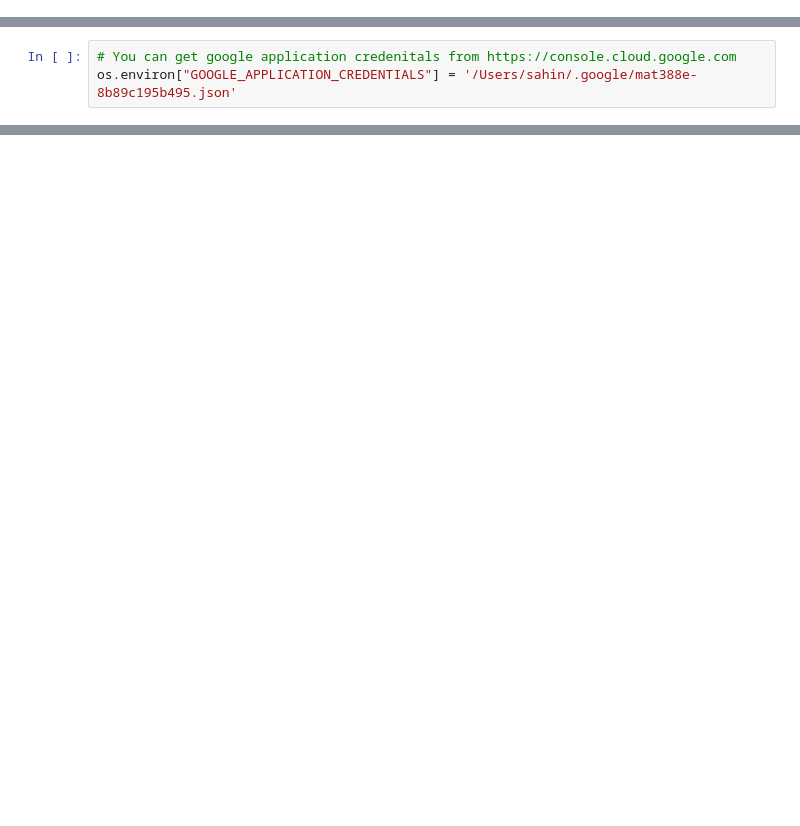
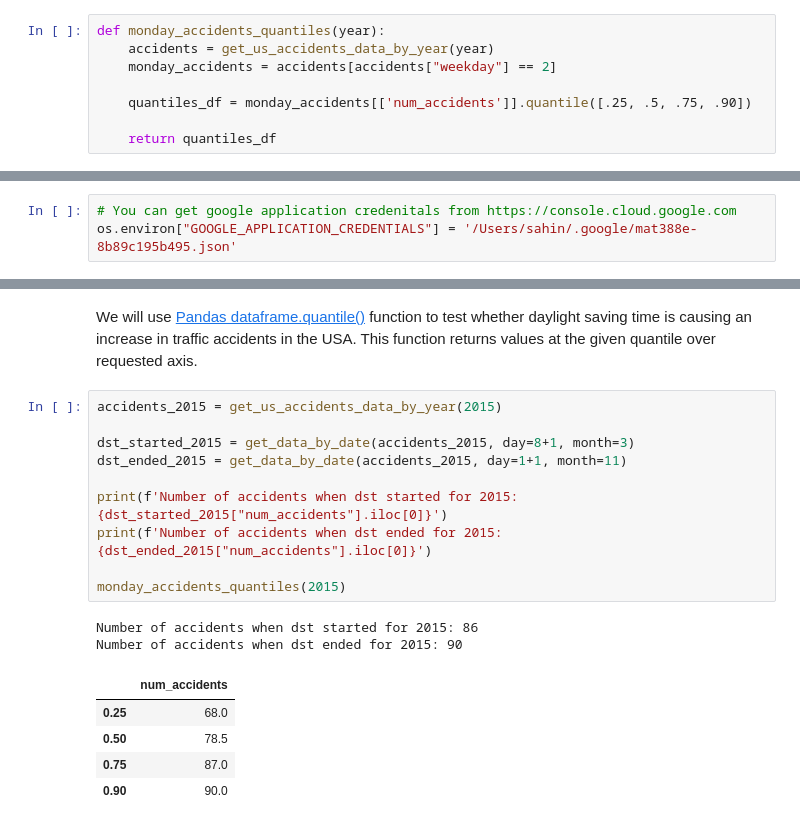
Before and after one commit to FlyinHedgehog/MAT388E-final-project, a Jupyter notebook: Final_Project.ipynb, the cells around one changed output, grey strips where cells are left out. Saved outputs shown, nothing was run; the diff lists cells and outputs as text; blank space fills up the shorter version.

```diff
--- a/Final_Project.ipynb
+++ b/Final_Project.ipynb
@@ -97,3 +174,11 @@ def plot_sunrise_sunset(city, ax):
+# %%
+def monday_accidents_quantiles(year):
+    accidents = get_us_accidents_data_by_year(year)
+    monday_accidents = accidents[accidents["weekday"] == 2]
+
+    quantiles_df = monday_accidents[['num_accidents']].quantile([.25, .5, .75, .90])
+
+    return quantiles_df
 # %% [markdown]
 ### In 2016 Turkey decided to remain permanently in the summertime zone. Which time zone is better for Turkey (summer or winter)?
 # %% [markdown]
@@ -311,0 +384,20 @@ plt.show()
+# %% [markdown]
+We will use [Pandas dataframe.quantile()](https://pandas.pydata.org/pandas-docs/stable/reference/api/pandas.DataFrame.quantile.html) function to test whether daylight saving time is causing an increase in traffic accidents in the USA. This function returns values at the given quantile over requested axis.
+# %%
+accidents_2015 = get_us_accidents_data_by_year(2015)
+
+dst_started_2015 = get_data_by_date(accidents_2015, day=8+1, month=3)
+dst_ended_2015 = get_data_by_date(accidents_2015, day=1+1, month=11)
+
+print(f'Number of accidents when dst started for 2015: {dst_started_2015["num_accidents"].iloc[0]}')
+print(f'Number of accidents when dst ended for 2015: {dst_ended_2015["num_accidents"].iloc[0]}')
+
+monday_accidents_quantiles(2015)
+# %% [output]
+Number of accidents when dst started for 2015: 86
+Number of accidents when dst ended for 2015: 90
+|  | num_accidents |
+| 0.25 | 68.0 |
+| 0.50 | 78.5 |
+| 0.75 | 87.0 |
+| 0.90 | 90.0 |
```
Also changed, not shown: parts of 12 cells of this notebook.
